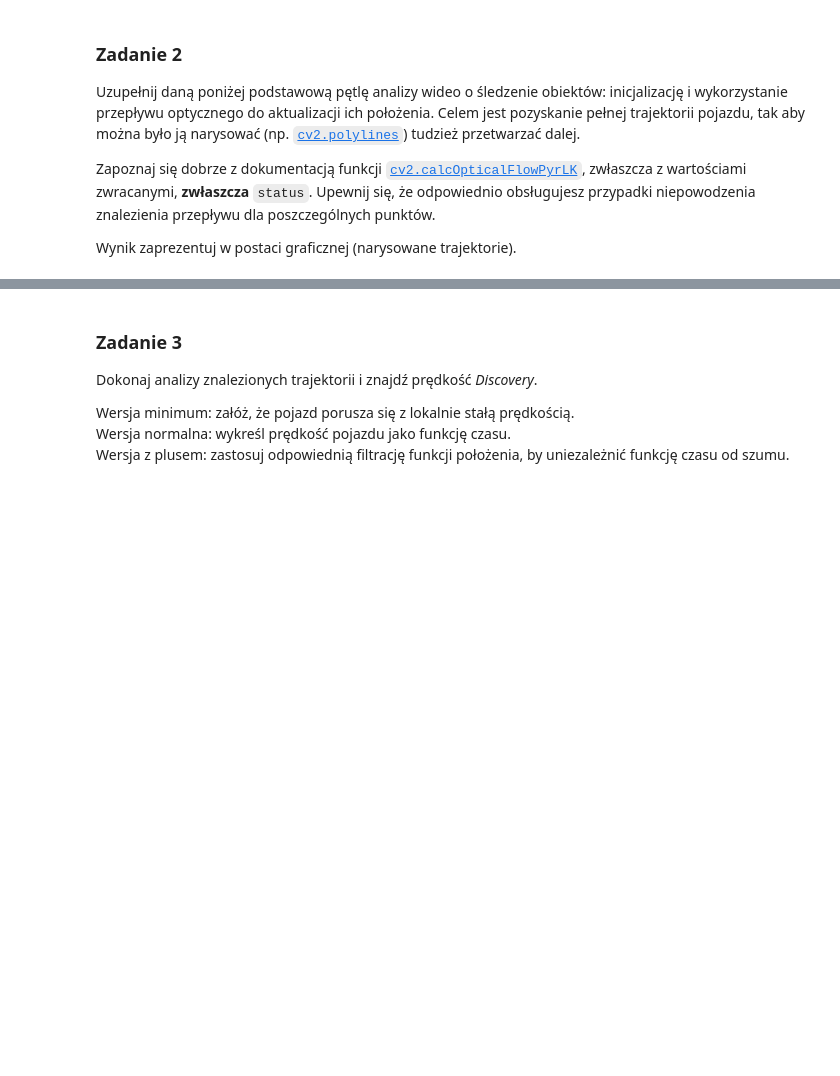
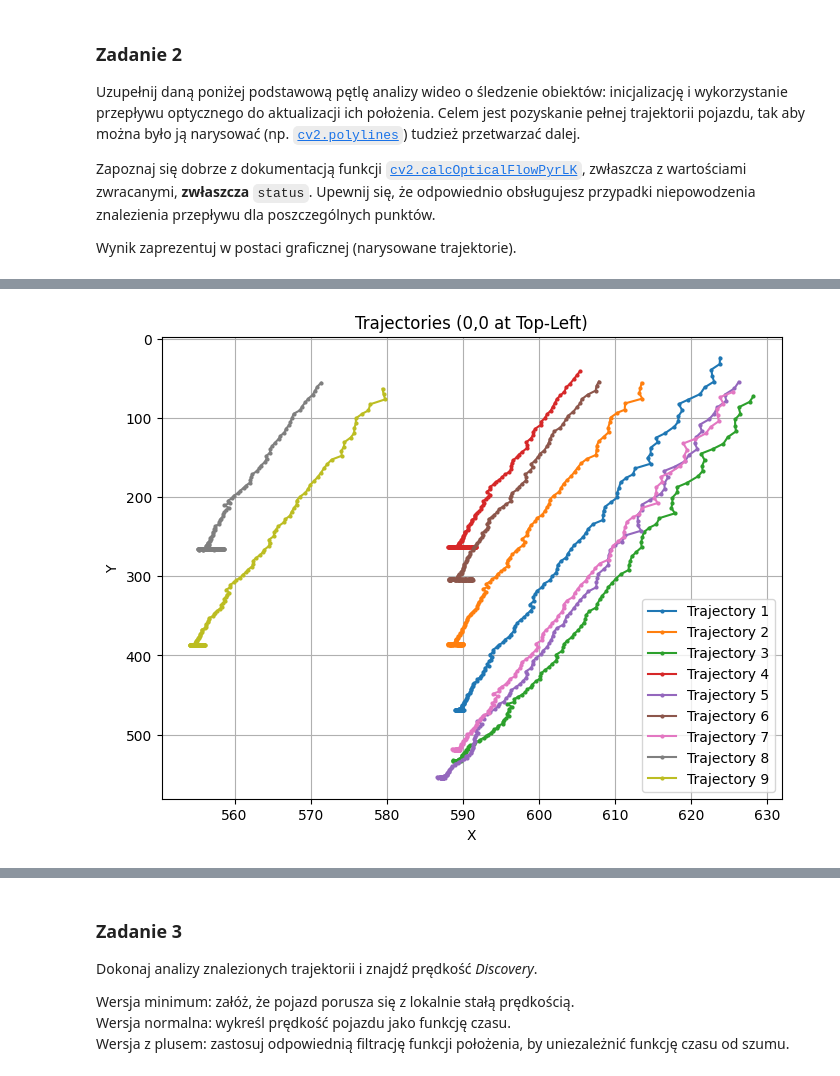
Before and after one commit to piotrdurniat/image-and-video-analysis-and-processing, a Jupyter notebook: lab8/Lab8.2_zadanie.ipynb, the cells around one changed output, grey strips where cells are left out. Cells and saved outputs as stored; diff of their text form; code cells hidden in the pictures; blank space fills up the shorter version.

```diff
--- a/lab8/Lab8.2_zadanie.ipynb
+++ b/lab8/Lab8.2_zadanie.ipynb
@@ -325,0 +374,9 @@ html_video.save("output.mp4")
+# %%
+def remove_last_n_elements(trajectories, n=6):
+    """Remove the first n elements from each trajectory."""
+    return [trajectory[:-n] for trajectory in trajectories]
+# %%
+new_trajectories = remove_last_n_elements(trajectories, 6)
+plot_trajectories_xy(new_trajectories)
+# %% [output]
+[figure, added]
```
Also changed, not shown: parts of 20 cells of this notebook, 3 other files.
